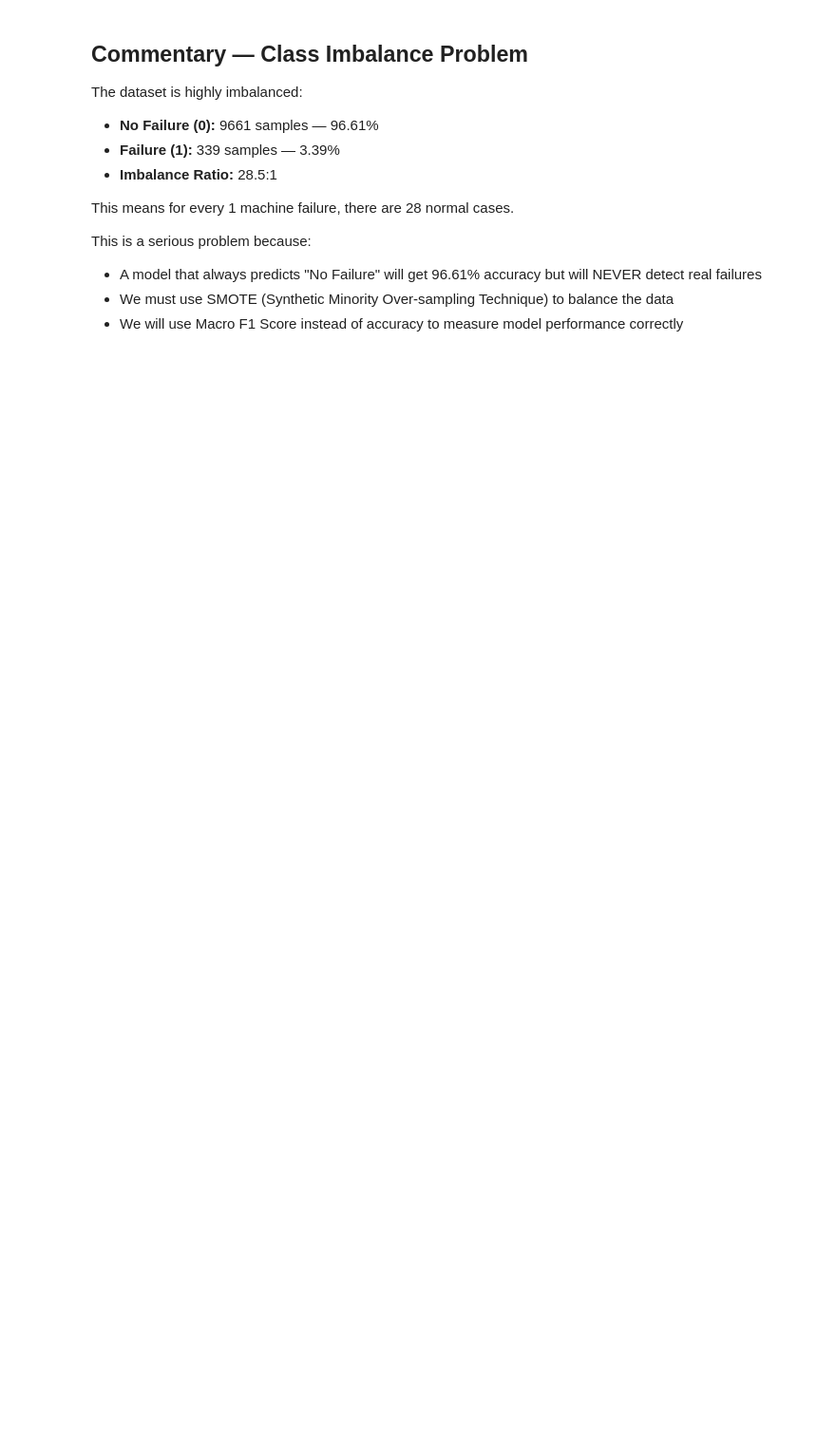
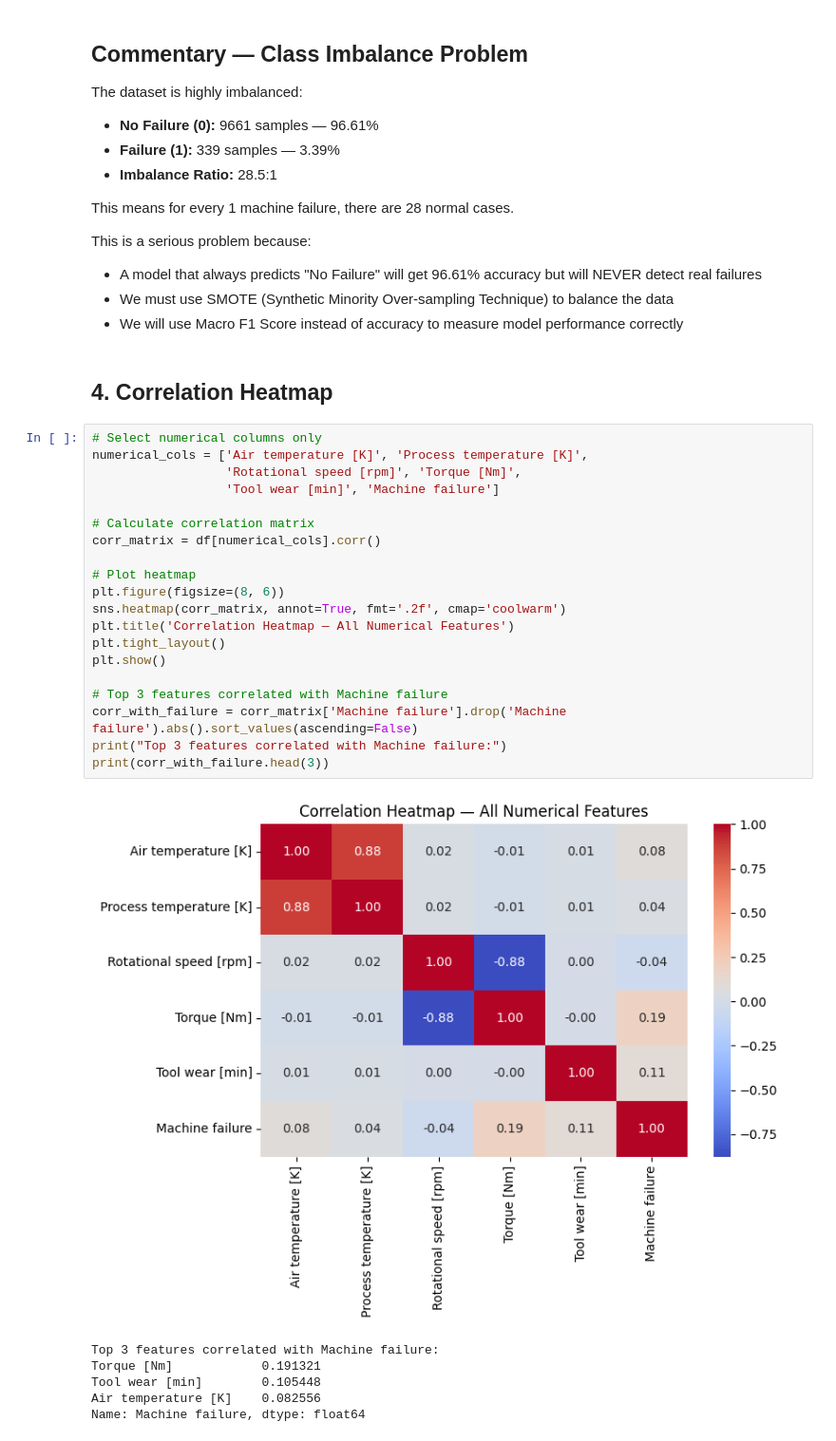
Before and after one commit to tarunsaxena2/predictive-maintance-iot, a Jupyter notebook: notebooks/week1_eda.ipynb, the cells around one changed output. Shown at 95% size. Drawn from its saved outputs; the diff is of its cells as text; blank space fills up the shorter version.

Commit message:
feat: generate correlation heatmap and identify top failure predictors (fixes #4)

```diff
--- a/notebooks/week1_eda.ipynb
+++ b/notebooks/week1_eda.ipynb
@@ -65,3 +96,32 @@ This is a serious problem because:
 - A model that always predicts "No Failure" will get 96.61% accuracy but will NEVER detect real failures
 - We must use SMOTE (Synthetic Minority Over-sampling Technique) to balance the data
 - We will use Macro F1 Score instead of accuracy to measure model performance correctly
+# %% [markdown]
+## 4. Correlation Heatmap
+# %%
+# Select numerical columns only
+numerical_cols = ['Air temperature [K]', 'Process temperature [K]',
+                  'Rotational speed [rpm]', 'Torque [Nm]',
+                  'Tool wear [min]', 'Machine failure']
+
+# Calculate correlation matrix
+corr_matrix = df[numerical_cols].corr()
+
+# Plot heatmap
+plt.figure(figsize=(8, 6))
+sns.heatmap(corr_matrix, annot=True, fmt='.2f', cmap='coolwarm')
+plt.title('Correlation Heatmap — All Numerical Features')
+plt.tight_layout()
+plt.show()
+
+# Top 3 features correlated with Machine failure
+corr_with_failure = corr_matrix['Machine failure'].drop('Machine failure').abs().sort_values(ascending=False)
+print("Top 3 features correlated with Machine failure:")
+print(corr_with_failure.head(3))
+# %% [output]
+[figure, added]
+Top 3 features correlated with Machine failure:
+Torque [Nm]            0.191321
+Tool wear [min]        0.105448
+Air temperature [K]    0.082556
+Name: Machine failure, dtype: float64
```
Also changed, not shown: parts of 4 cells of this notebook.
